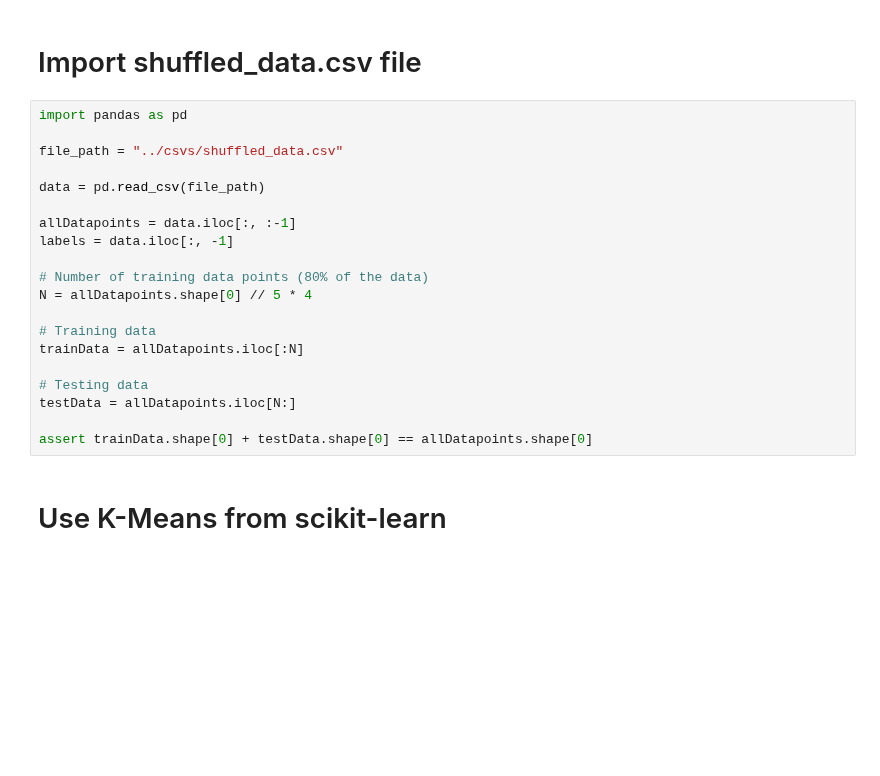
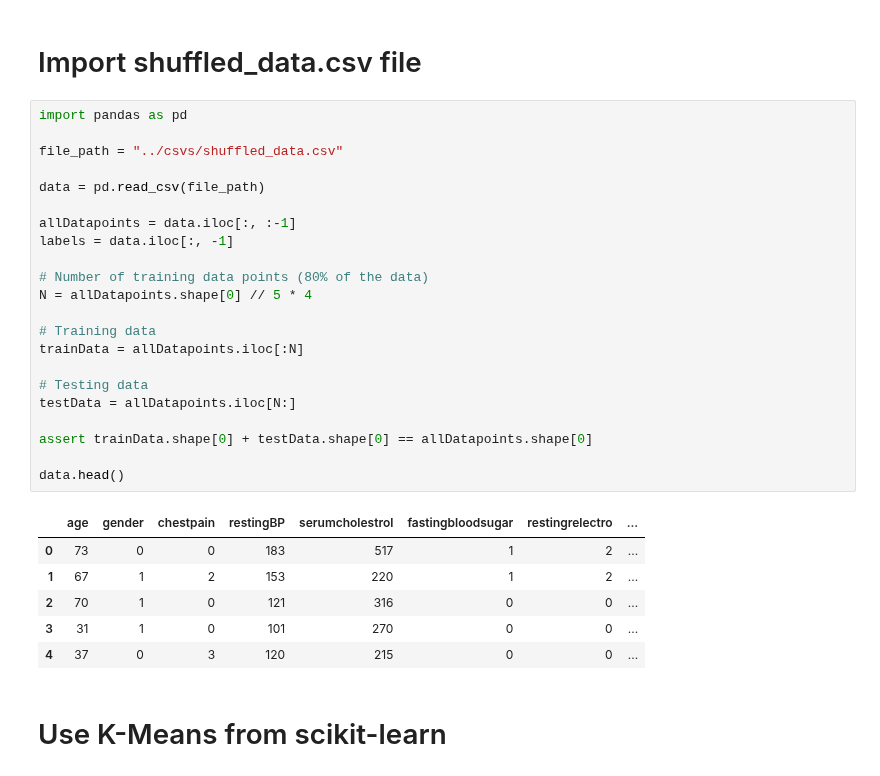
Before and after one commit to ml-cvd-prediction/ml-cvd-prediction.github.io, a Jupyter notebook: src/kmeans.ipynb, the cells around one changed output. Saved outputs shown, nothing was run; the diff lists cells and outputs as text; blank space fills up the shorter version.

```diff
--- a/src/kmeans.ipynb
+++ b/src/kmeans.ipynb
@@ -3,23 +3,32 @@
 # %%
 import pandas as pd
 
 file_path = "../csvs/shuffled_data.csv"
 
 data = pd.read_csv(file_path)
 
 allDatapoints = data.iloc[:, :-1]
 labels = data.iloc[:, -1]
 
 # Number of training data points (80% of the data)
 N = allDatapoints.shape[0] // 5 * 4
 
 # Training data
 trainData = allDatapoints.iloc[:N]
 
 # Testing data
 testData = allDatapoints.iloc[N:]
 
 assert trainData.shape[0] + testData.shape[0] == allDatapoints.shape[0]
+
+data.head()
+# %% [output]
+|  | age | gender | chestpain | restingBP | serumcholestrol | fastingbloodsugar | restingrelectro | ... |
+| 0 | 73 | 0 | 0 | 183 | 517 | 1 | 2 | ... |
+| 1 | 67 | 1 | 2 | 153 | 220 | 1 | 2 | ... |
+| 2 | 70 | 1 | 0 | 121 | 316 | 0 | 0 | ... |
+| 3 | 31 | 1 | 0 | 101 | 270 | 0 | 0 | ... |
+| 4 | 37 | 0 | 3 | 120 | 215 | 0 | 0 | ... |
 # %% [markdown]
 # Use K-Means from scikit-learn
 # %%
```
Also changed, not shown: parts of 6 cells of this notebook, 1 other file.
